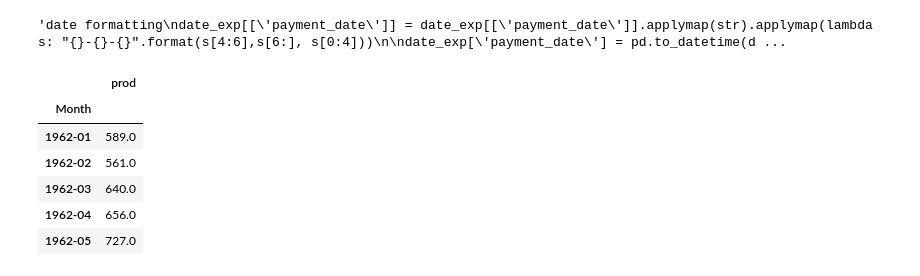
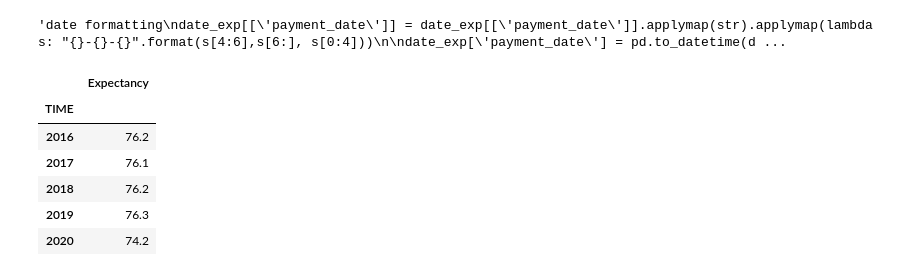
Before and after one commit to pauldcarroll/Forecasting, a Jupyter notebook: LSTM/LSTM_Forecasting.ipynb, the cells around one changed output. Drawn from its saved outputs; the diff is of its cells as text; code cells hidden in the pictures.

```diff
--- a/LSTM/LSTM_Forecasting.ipynb
+++ b/LSTM/LSTM_Forecasting.ipynb
@@ -41,17 +41,16 @@ plt.show();
 # %% [output]
 'date formatting\ndate_exp[[\'payment_date\']] = date_exp[[\'payment_date\']].applymap(str).applymap(lambda s: "{}-{}-{}".format(s[4:6],s[6:], s[0:4]))\n\ndate_exp[\'payment_date\'] = pd.to_datetime(d ...
 # %%
-milk = pd.read_csv('/Users/paul.carroll/Documents/datasets/monthlymilkproductionpounds.csv', index_col = 'Month')
-
-rename_map = {'Monthly milk production: pounds per cow. Jan 62 ? Dec 75':'prod'}
-
-milk.rename(columns=rename_map, inplace=True)
-milk.head()
+life = pd.read_csv('/Users/paul.carroll/Github/Forecasting/data/USlifeexpenctancyBirth.csv',index_col = 'TIME')
+life = life.iloc[0:,5:6]
+rename_map = {'Value':'Expectancy'}
+life.rename(columns=rename_map, inplace=True)
+life.tail()
 # %% [output]
-|  | prod |
-| Month |  |
-| 1962-01 | 589.0 |
-| 1962-02 | 561.0 |
-| 1962-03 | 640.0 |
-| 1962-04 | 656.0 |
-| 1962-05 | 727.0 |
+|  | Expectancy |
+| TIME |  |
+| 2016 | 76.2 |
+| 2017 | 76.1 |
+| 2018 | 76.2 |
+| 2019 | 76.3 |
+| 2020 | 74.2 |
```
Also changed, not shown: parts of 8 cells of this notebook.
